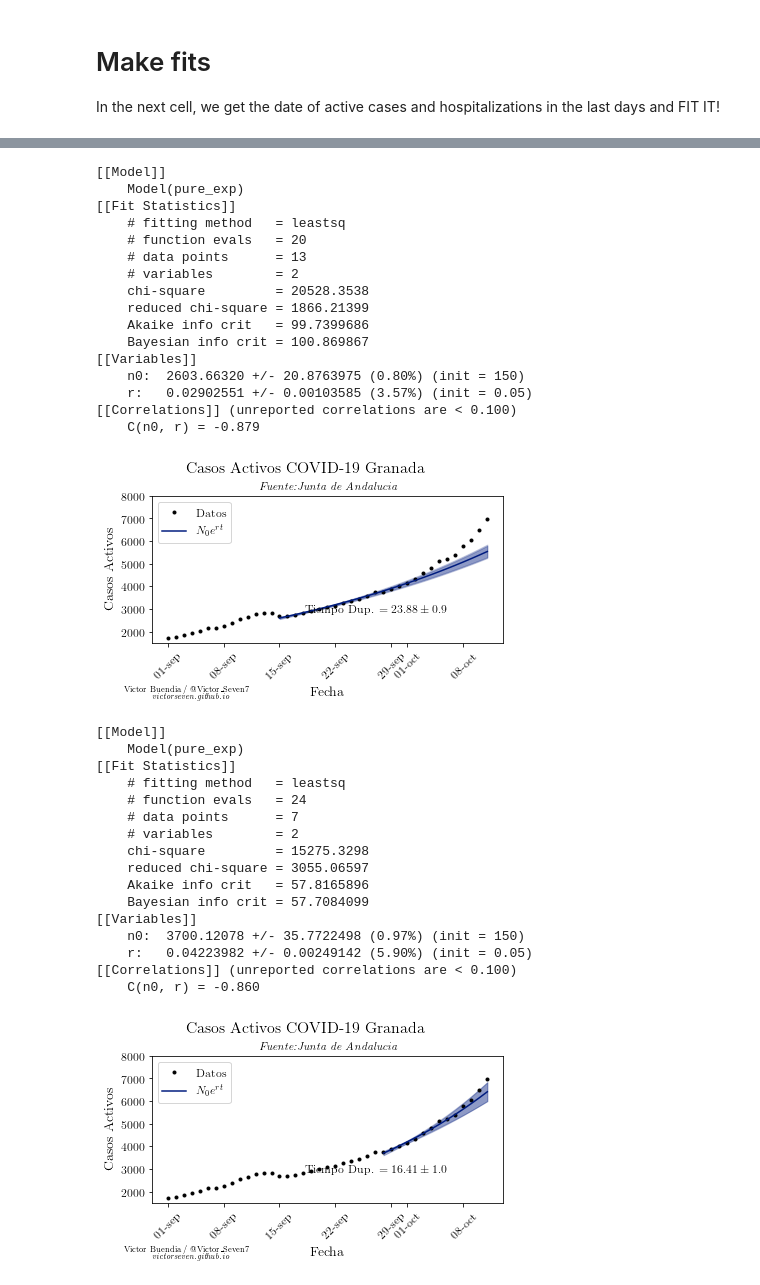
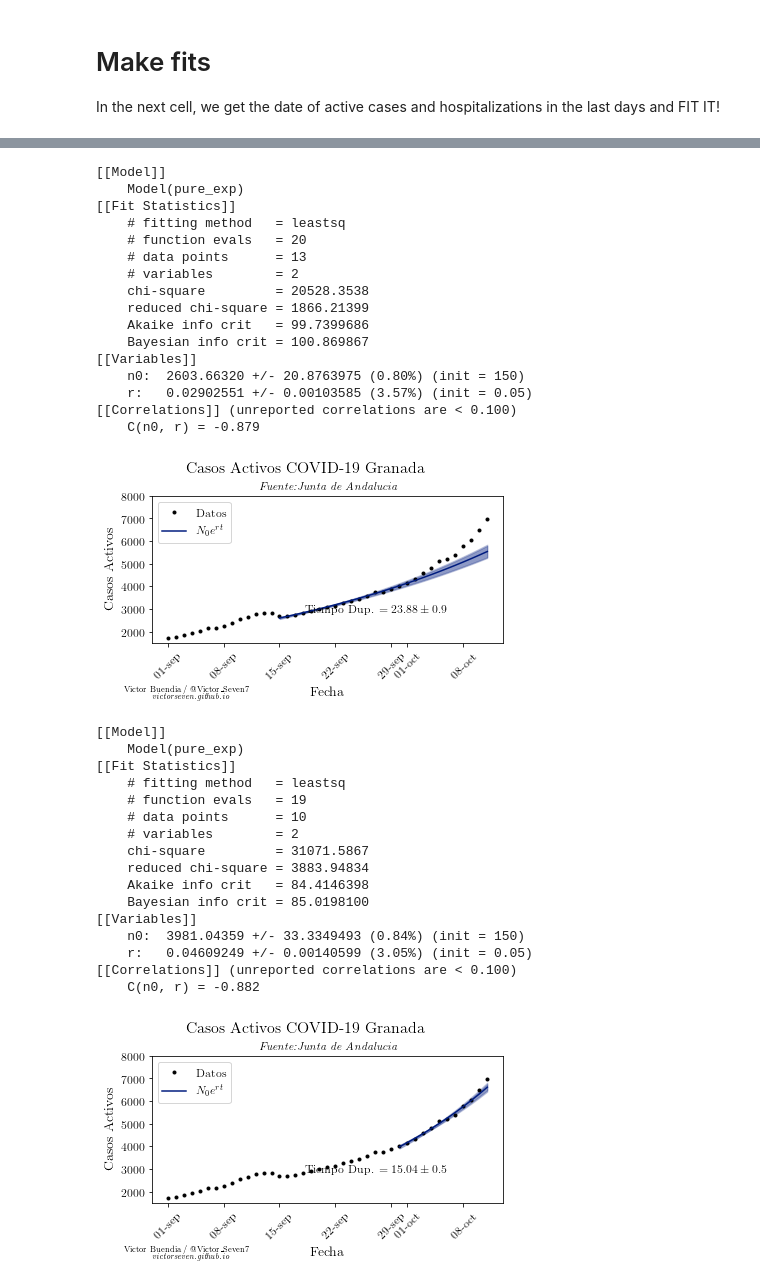
Before and after one commit to VictorSeven/CovidAndalucia, a Jupyter notebook: analisis/analisys.ipynb, the cells around one changed output, grey strips where cells are left out. Drawn from its saved outputs; the diff is of its cells as text; code cells hidden in the pictures.

```diff
--- a/analisis/analisys.ipynb
+++ b/analisis/analisys.ipynb
@@ -414,7 +414,7 @@ make_fit(data_pr.Fecha, activos, models_dict, observ_dict,
 
 
 make_fit(data_pr.Fecha, activos, models_dict, observ_dict,
-         "2020-09-28", "2020-10-5",
+         "2020-09-30", "2020-10-10",
          "2020-09-1", "2020-10-12",
          "2020-10-12",
          "r", GRAPHS_OUT + "gr_fit_octubre",  ylim=[1500,8000], logscale=False,
@@ -434,40 +434,40 @@ make_fit(data_pr.Fecha, activos, models_dict, observ_dict,
 [[Variables]]
     n0:  742.413459 +/- 8.11247526 (1.09%) (init = 150)
     r:   0.04941302 +/- 8.0094e-04 (1.62%) (init = 0.05)
 [[Correlations]] (unreported correlations are < 0.100)
     C(n0, r) = -0.923
 [figure]
 [[Model]]
     Model(pure_exp)
 [[Fit Statistics]]
     # fitting method   = leastsq
     # function evals   = 20
     # data points      = 13
     # variables        = 2
     chi-square         = 20528.3538
     reduced chi-square = 1866.21399
     Akaike info crit   = 99.7399686
     Bayesian info crit = 100.869867
 [[Variables]]
     n0:  2603.66320 +/- 20.8763975 (0.80%) (init = 150)
     r:   0.02902551 +/- 0.00103585 (3.57%) (init = 0.05)
 [[Correlations]] (unreported correlations are < 0.100)
     C(n0, r) = -0.879
 [figure]
 [[Model]]
     Model(pure_exp)
 [[Fit Statistics]]
     # fitting method   = leastsq
-    # function evals   = 24
-    # data points      = 7
+    # function evals   = 19
+    # data points      = 10
     # variables        = 2
-    chi-square         = 15275.3298
-    reduced chi-square = 3055.06597
-    Akaike info crit   = 57.8165896
-    Bayesian info crit = 57.7084099
+    chi-square         = 31071.5867
+    reduced chi-square = 3883.94834
+    Akaike info crit   = 84.4146398
+    Bayesian info crit = 85.0198100
 [[Variables]]
-    n0:  3700.12078 +/- 35.7722498 (0.97%) (init = 150)
-    r:   0.04223982 +/- 0.00249142 (5.90%) (init = 0.05)
+    n0:  3981.04359 +/- 33.3349493 (0.84%) (init = 150)
+    r:   0.04609249 +/- 0.00140599 (3.05%) (init = 0.05)
 [[Correlations]] (unreported correlations are < 0.100)
-    C(n0, r) = -0.860
+    C(n0, r) = -0.882
-[figure, old version]
+[figure, new version]
```
Also changed, not shown: parts of 1 cell of this notebook, 7 other files.
